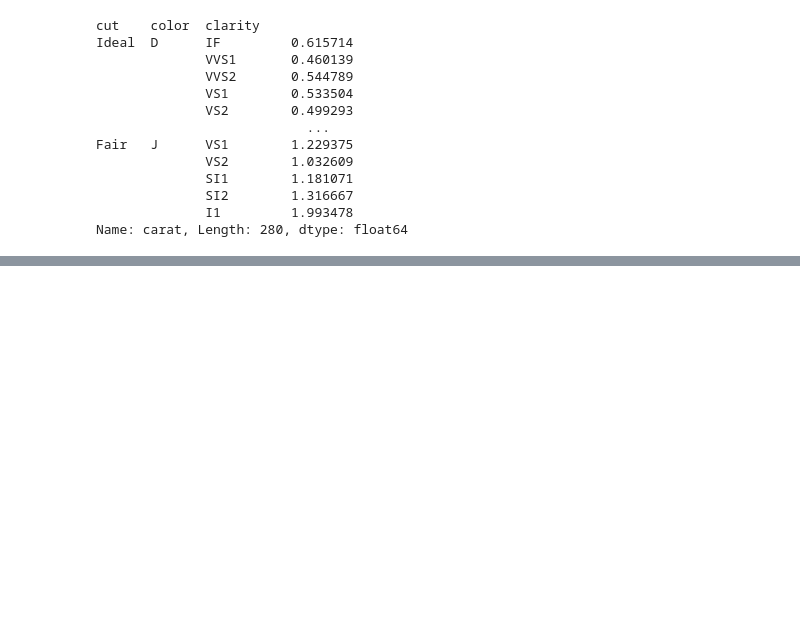
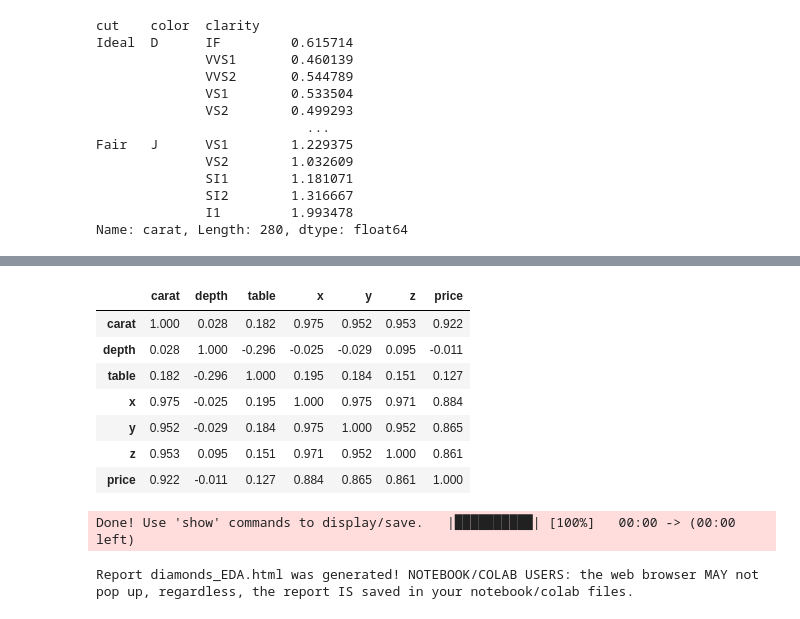
Before and after one commit to joahyot/202308_python_training_YJ, a Jupyter notebook: DemoPython04.ipynb, the cells around one changed output, grey strips where cells are left out. Cells and saved outputs as stored; diff of their text form; code cells hidden in the pictures; blank space fills up the shorter version.

```diff
--- a/DemoPython04.ipynb
+++ b/DemoPython04.ipynb
@@ -404,0 +482,23 @@ Name: carat, Length: 280, dtype: float64
+# %%
+# (2) 상관계수의 행렬
+# 데이터는 수치형 데이터만 가져야 함
+# data.corr(method = "pearson")
+
+diamonds2 = diamonds.loc[:, ["carat", "depth", "table", "x", "y", "z", "price"]]
+round(diamonds2.corr(method="pearson"), ndigits = 3)
+# %% [output]
+|  | carat | depth | table | x | y | z | price |
+| carat | 1.000 | 0.028 | 0.182 | 0.975 | 0.952 | 0.953 | 0.922 |
+| depth | 0.028 | 1.000 | -0.296 | -0.025 | -0.029 | 0.095 | -0.011 |
+| table | 0.182 | -0.296 | 1.000 | 0.195 | 0.184 | 0.151 | 0.127 |
+| x | 0.975 | -0.025 | 0.195 | 1.000 | 0.975 | 0.971 | 0.884 |
+| y | 0.952 | -0.029 | 0.184 | 0.975 | 1.000 | 0.952 | 0.865 |
+| z | 0.953 | 0.095 | 0.151 | 0.971 | 0.952 | 1.000 | 0.861 |
+| price | 0.922 | -0.011 | 0.127 | 0.884 | 0.865 | 0.861 | 1.000 |
+# %%
+# EDA Report : 탐색적 데이터 분석의 보고서 작성
+EDA_Report = sv.analyze(diamonds)
+EDA_Report.show_html("diamonds_EDA.html")
+# %% [output]
+Done! Use 'show' commands to display/save.   |██████████| [100%]   00:00 -> (00:00 left)
+Report diamonds_EDA.html was generated! NOTEBOOK/COLAB USERS: the web browser MAY not pop up, regardless, the report IS saved in your notebook/colab files.
```
Also changed, not shown: parts of 31 cells of this notebook, 2 other files.
